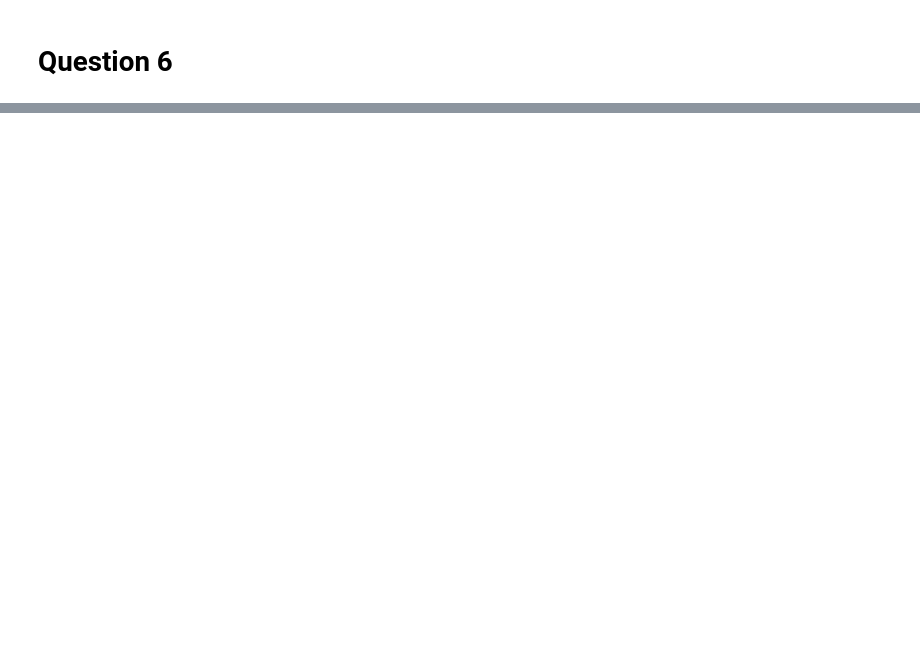
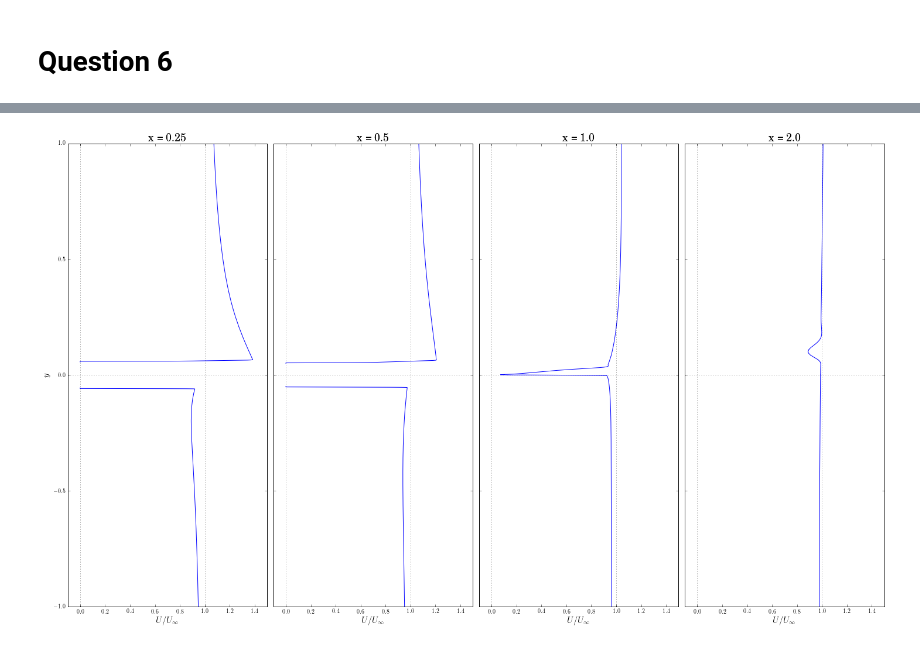
Before and after one commit to selimb/schoolstuff, a Jupyter notebook: mech539/ass5/Untitled.ipynb, the cells around one changed output, grey strips where cells are left out. Drawn from its saved outputs; the diff is of its cells as text; code cells hidden in the pictures; blank space fills up the shorter version.

```diff
--- a/mech539/ass5/Untitled.ipynb
+++ b/mech539/ass5/Untitled.ipynb
@@ -475,0 +503,44 @@ plt.show()
+# %%
+def find_lims(xloc):
+    return np.sort(y[np.abs(x[:,0] - xloc).argsort(), 0][:2])
+# %%
+def mom():
+    fig, axes = plt.subplots(figsize=(20, 12), nrows=1, ncols=4, sharex=True, sharey=True)
+    flat_grid = np.vstack([x.flatten(), y.flatten()]).T
+    Uflat = np.sqrt(u**2 + v**2).flatten()
+    yi0 = np.linspace(-1.0, 1.0, 2000)
+    x0 = np.ones_like(yi0)*-10
+    p0 = np.vstack([x0, yi0]).T
+    Uprof0 = griddata(flat_grid, Uflat, p0)
+    U0 = np.average(Uprof0)
+    Uprof0 = Uprof0/U0
+
+    all_xloc = [0.25, 0.5, 1.0, 2.0]
+#     all_xloc = [i + 1 for i in all_xloc]
+    for xloc, ax in zip(all_xloc, axes):
+        lims = [0.0, 0.0]
+        if xloc < 1.0:
+            lims = find_lims(xloc)*0.95
+
+        num = 3000
+        yi = np.hstack([np.linspace(-1.0, lims[0], num), np.linspace(lims[1], 1.0, num)])
+        xi = np.ones_like(yi)*xloc
+
+        points = np.vstack([xi, yi]).T
+        Uprof = griddata(flat_grid, Uflat, points)
+        Uprof = Uprof/U0
+        ax.plot(Uprof[:num], yi[:num], 'b')
+        ax.plot(Uprof[num+1:], yi[num+1:], 'b')
+        ax.set_xticks([0.0, 1.0], minor=True)
+        ax.set_yticks([0.0], minor=True)
+        ax.grid(True, which='minor')
+        ax.set_xlim(-0.1, 1.5)
+        ax.set_xlabel('$U/U_\infty$')
+        ax.set_title('x = %s' % xloc)
+        fig.tight_layout()
+#         savefig(fig, 'mom.pdf', orientation='landscape')
+
+    axes[0].set_ylabel('$y$')
+mom()
+# %% [output]
+[figure, added]
```
Also changed, not shown: parts of 9 cells of this notebook, 5 other files.
